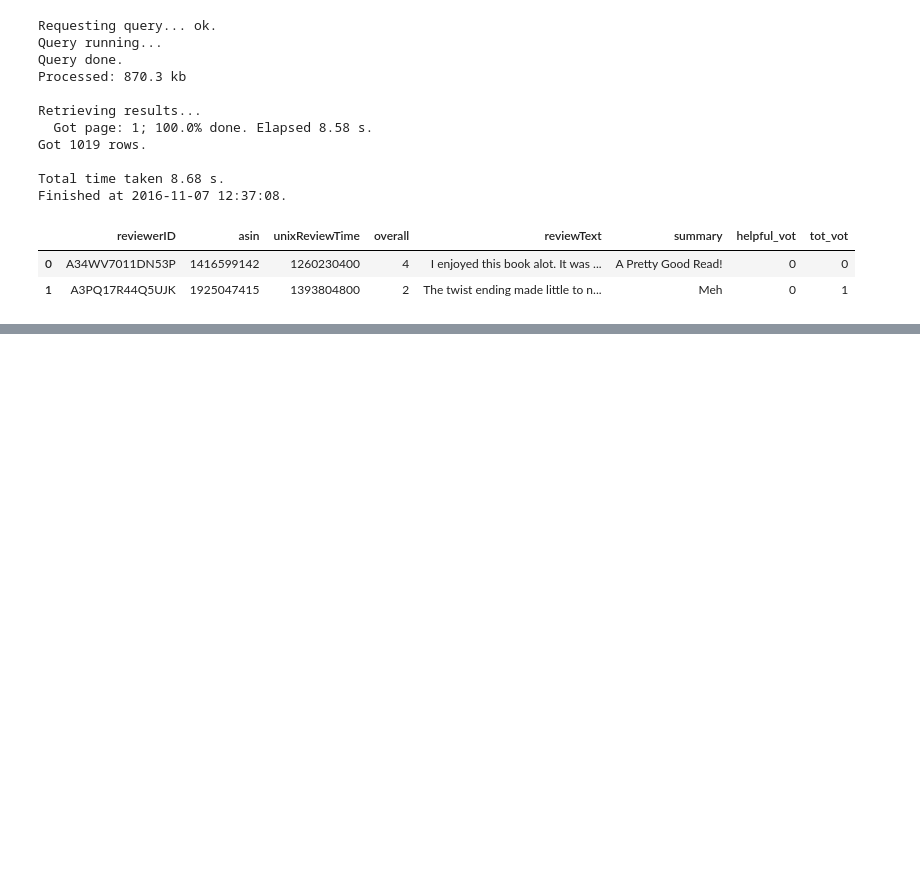
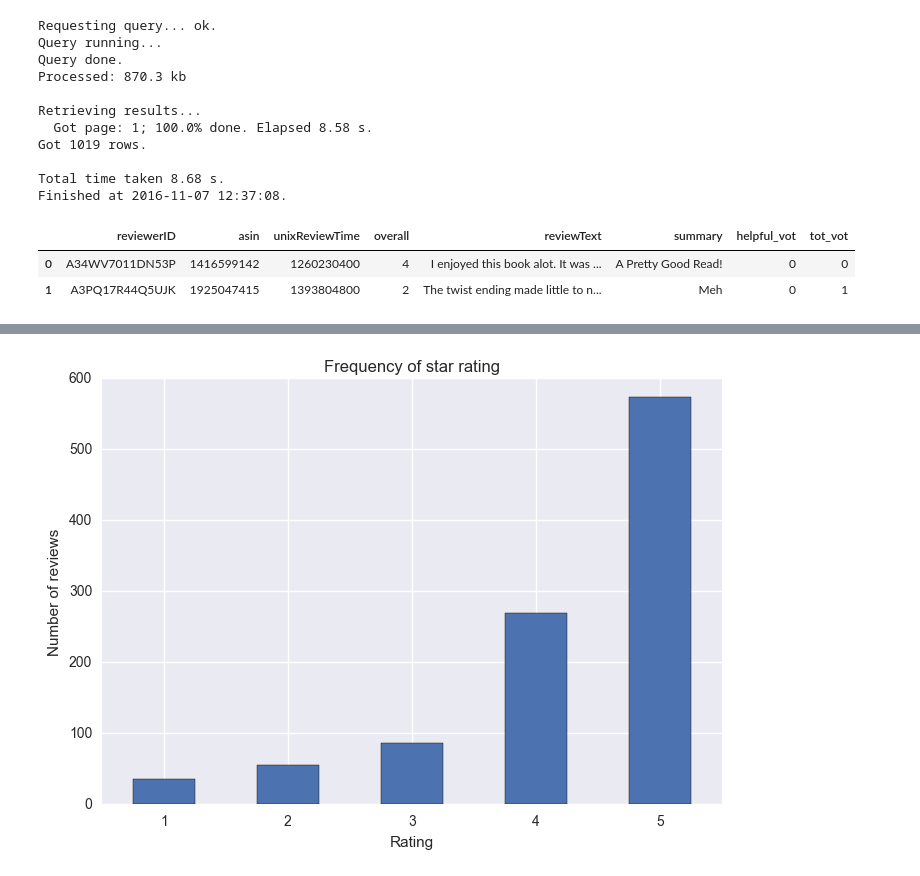
Before and after one commit to TancyKao/AmazonReviewProj, a Jupyter notebook: AmazonBookPilot.ipynb, the cells around one changed output, grey strips where cells are left out. Cells and saved outputs as stored; diff of their text form; code cells hidden in the pictures; blank space fills up the shorter version.

```diff
--- a/AmazonBookPilot.ipynb
+++ b/AmazonBookPilot.ipynb
@@ -569,0 +115,17 @@ clean_review = review_to_words( train["review"][0] )
+# %%
+##########################################
+## DISTRIBUTION OF STAR RATING
+##########################################
+
+import matplotlib
+import matplotlib.pyplot as plt
+import seaborn as sns
+
+ABS_df.groupby('overall').size().plot(kind='bar')
+plt.title("Frequency of star rating")
+plt.xlabel("Rating")
+plt.ylabel("Number of reviews")
+plt.xticks(rotation=0)
+plt.show()
+# %% [output]
+[figure, added]
```
Also changed, not shown: parts of 62 cells of this notebook.
